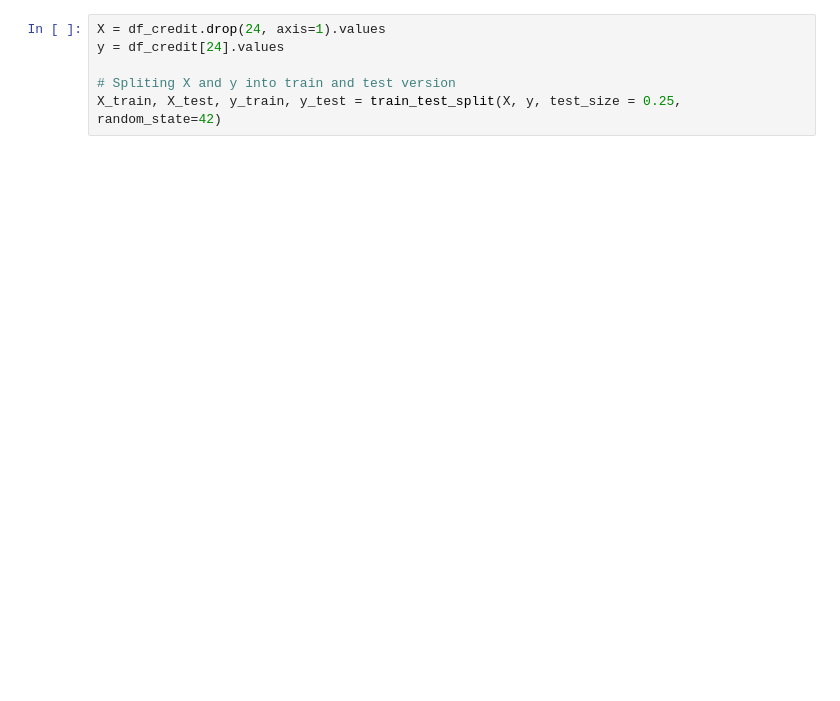
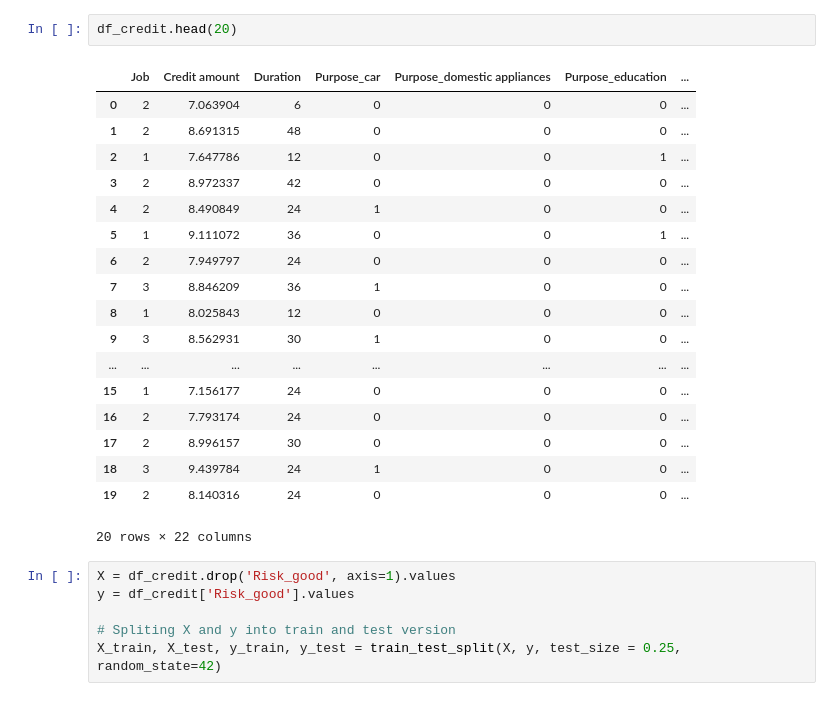
Before and after one commit to akshaybahadur21/ML-Fairness-101, a Jupyter notebook: I4_Fairness.ipynb, the cells around one changed output. Saved outputs shown, nothing was run; the diff lists cells and outputs as text; blank space fills up the shorter version.

```diff
--- a/I4_Fairness.ipynb
+++ b/I4_Fairness.ipynb
@@ -53,6 +87,27 @@ memory usage: 195.4 KB
+# %%
+df_credit.head(20)
+# %% [output]
+|  | Job | Credit amount | Duration | Purpose_car | Purpose_domestic appliances | Purpose_education | ... |
+| 0 | 2 | 7.063904 | 6 | 0 | 0 | 0 | ... |
+| 1 | 2 | 8.691315 | 48 | 0 | 0 | 0 | ... |
+| 2 | 1 | 7.647786 | 12 | 0 | 0 | 1 | ... |
+| 3 | 2 | 8.972337 | 42 | 0 | 0 | 0 | ... |
+| 4 | 2 | 8.490849 | 24 | 1 | 0 | 0 | ... |
+| 5 | 1 | 9.111072 | 36 | 0 | 0 | 1 | ... |
+| 6 | 2 | 7.949797 | 24 | 0 | 0 | 0 | ... |
+| 7 | 3 | 8.846209 | 36 | 1 | 0 | 0 | ... |
+| 8 | 1 | 8.025843 | 12 | 0 | 0 | 0 | ... |
+| 9 | 3 | 8.562931 | 30 | 1 | 0 | 0 | ... |
+| ... | ... | ... | ... | ... | ... | ... | ... |
+| 15 | 1 | 7.156177 | 24 | 0 | 0 | 0 | ... |
+| 16 | 2 | 7.793174 | 24 | 0 | 0 | 0 | ... |
+| 17 | 2 | 8.996157 | 30 | 0 | 0 | 0 | ... |
+| 18 | 3 | 9.439784 | 24 | 1 | 0 | 0 | ... |
+| 19 | 2 | 8.140316 | 24 | 0 | 0 | 0 | ... |
+20 rows × 22 columns
 # %%
-X = df_credit.drop(24, axis=1).values
-y = df_credit[24].values
+X = df_credit.drop('Risk_good', axis=1).values
+y = df_credit['Risk_good'].values
 
 # Spliting X and y into train and test version
 X_train, X_test, y_train, y_test = train_test_split(X, y, test_size = 0.25, random_state=42)
```
Also changed, not shown: parts of 19 cells of this notebook.
